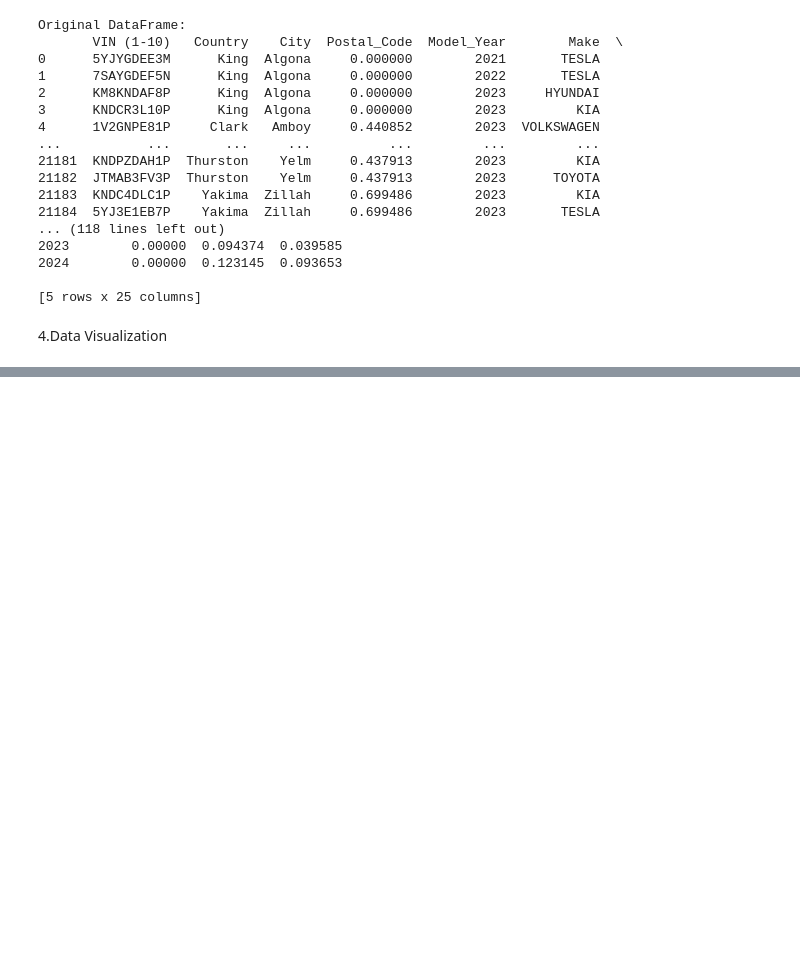
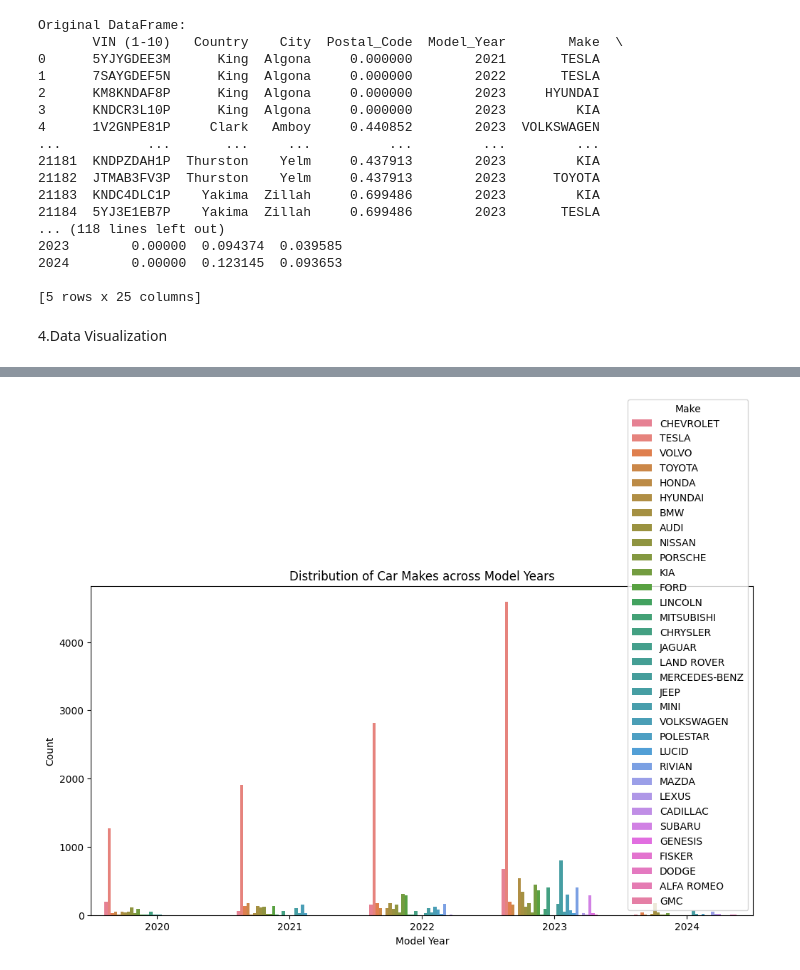
Before and after one commit to maisaahmad/MASAR-Bootcamp, a Jupyter notebook: project2.ipynb, the cells around one changed output, grey strips where cells are left out. Saved outputs shown, nothing was run; the diff lists cells and outputs as text; code cells hidden in the pictures; blank space fills up the shorter version.

```diff
--- a/project2.ipynb
+++ b/project2.ipynb
@@ -410,0 +443,11 @@ Original DataFrame:
+# %%
+import seaborn as sns
+
+plt.figure(figsize=(12, 6))
+sns.countplot(data=df_new_process2, x='Model_Year', hue='Make')
+plt.title('Distribution of Car Makes across Model Years')
+plt.xlabel('Model Year')
+plt.ylabel('Count')
+plt.show()
+# %% [output]
+[figure, added]
```
Also changed, not shown: parts of 3 cells of this notebook.
